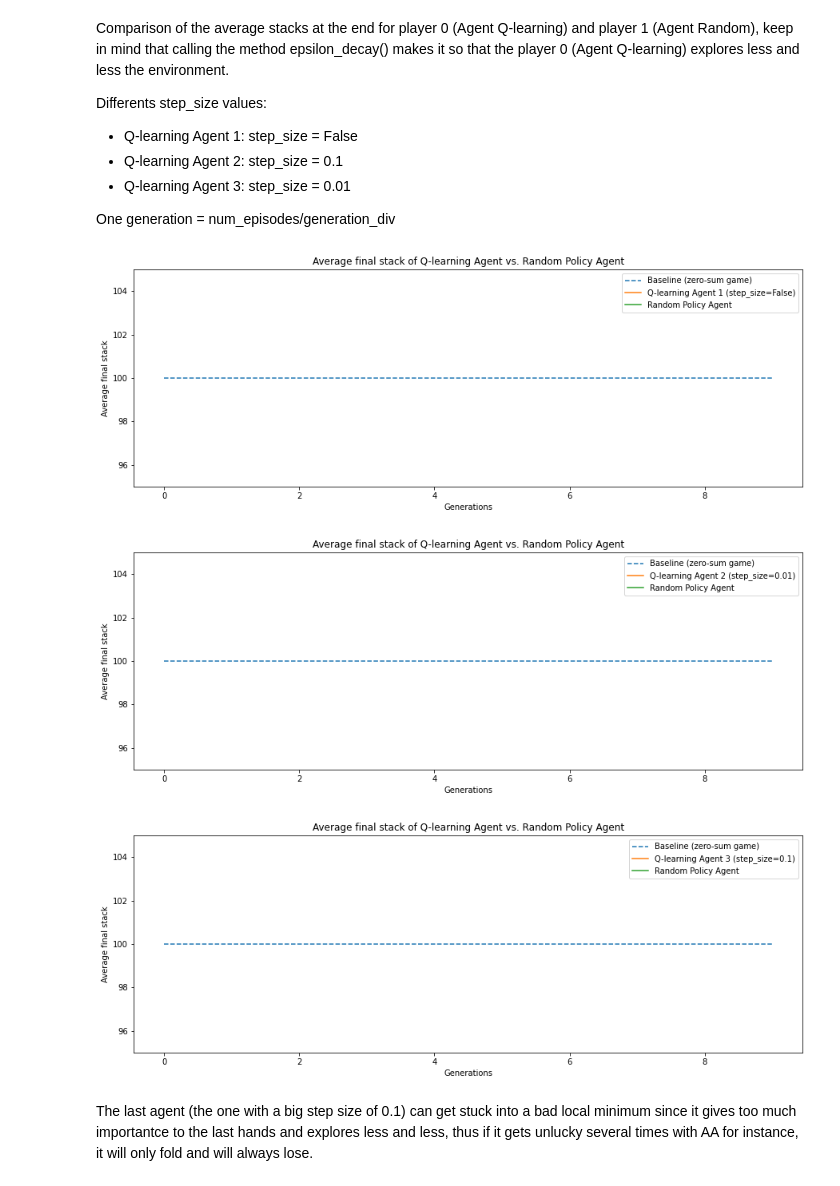
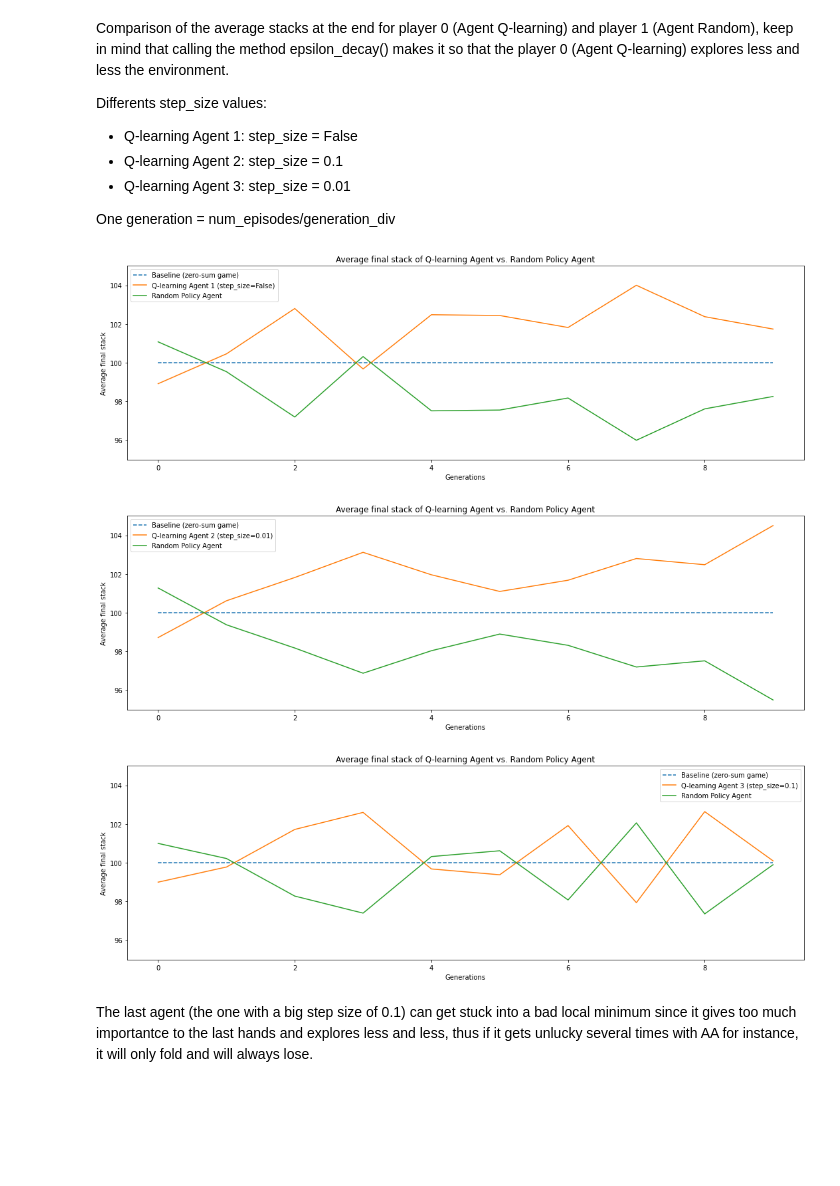
Before and after one commit to timrio/reinforcement-learning-poker, a Jupyter notebook: notebooks/all_in_fold_several_hands.ipynb, the cells around one changed output. Drawn from its saved outputs; the diff is of its cells as text; code cells hidden in the pictures; blank space fills up the shorter version.

```diff
--- a/notebooks/all_in_fold_several_hands.ipynb
+++ b/notebooks/all_in_fold_several_hands.ipynb
@@ -326,7 +326,7 @@ agents_finaux = []
 stacks_a_la_fin_finaux = []
 for i, step_size in enumerate([False, 0.01, 0.1]):
     print(f"Step_size = {step_size}")
-    # clubs_gym.envs.register({env_str: config_dict})
+    clubs_gym.envs.register({env_str: config_dict})
     env = gym.make(env_str)
     q_learning_agent_info = {"state_size": 5, "num_agent_decision": 2 , "epsilon": 1, "step_size": step_size, "discount": 1.0}
     agents = [AllInFoldQLearningAgent(0, q_learning_agent_info), RandomAllInFold(1)]
@@ -467,35 +478,37 @@ for i, agent in enumerate(agents_finaux):
     for tranche in range(0, generation_div):
         # not optimal in terms of complexity but list comprehension look nice
         tranche = tranche/generation_div
         first_episode_tranche = int(tranche*num_episodes)
         last_episode_tranche = int((tranche+1/generation_div)*num_episodes)
         if display_text:
             print(f"Episodes {first_episode_tranche} à {last_episode_tranche-1}")
         liste_stacks_a_la_fin_player_0 = [x[-1][0] for x in stacks_a_la_fin_finaux[i][first_episode_tranche:last_episode_tranche]]
         average_per_generation_player_0[i].append(np.mean(liste_stacks_a_la_fin_player_0))
         liste_stacks_a_la_fin_player_1 = [x[-1][1] for x in stacks_a_la_fin_finaux[i][first_episode_tranche:last_episode_tranche]]
         average_per_generation_player_1[i].append(np.mean(liste_stacks_a_la_fin_player_1))
         if display_text:
             print(f"Agent 0: {round(np.mean(liste_stacks_a_la_fin_player_0), 2)} vs agent 1: {round(np.mean(liste_stacks_a_la_fin_player_1), 2)}")
 
 display_plot = True
 if display_plot:
     agents_legendes = ["Q-learning Agent 1 (step_size=False)", "Q-learning Agent 2 (step_size=0.01)", "Q-learning Agent 3 (step_size=0.1)"]
     for i in range(0, 3):
         plt.figure(figsize=(15, 5), facecolor='w', edgecolor='k')
         plt.plot([100 for _ in range(len(average_per_generation_player_0[0]))], linestyle="--")
         plt.plot(average_per_generation_player_0[i])
         plt.plot(average_per_generation_player_1[i])
         plt.title("Average final stack of Q-learning Agent vs. Random Policy Agent")
         plt.legend(("Baseline (zero-sum game)", agents_legendes[i], "Random Policy Agent"))
         plt.xlabel("Generations")
         plt.ylabel("Average final stack")
         ax = plt.gca()
         ax.set_ylim([95, 105])
+        plt.tight_layout()
+        plt.savefig('{}.png'.format(agents_legendes[i]))
         plt.show()
 # %% [output]
-[figure, old version]
+[figure, new version]
-[figure, old version]
+[figure, new version]
-[figure, old version]
+[figure, new version]
 # %% [markdown]
 The last agent (the one with a big step size of 0.1) can get stuck into a bad local minimum since it gives too much importantce to the last hands and explores less and less, thus if it gets unlucky several times with AA for instance, it will only fold and will always lose.
```
Also changed, not shown: parts of 6 cells of this notebook, 3 other files.
